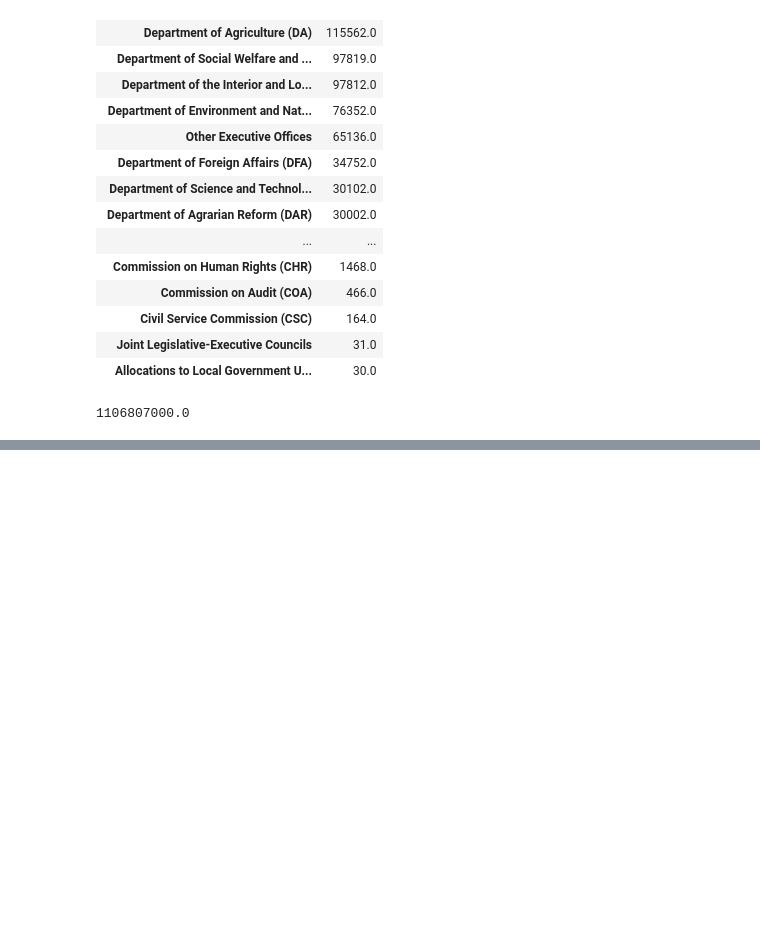
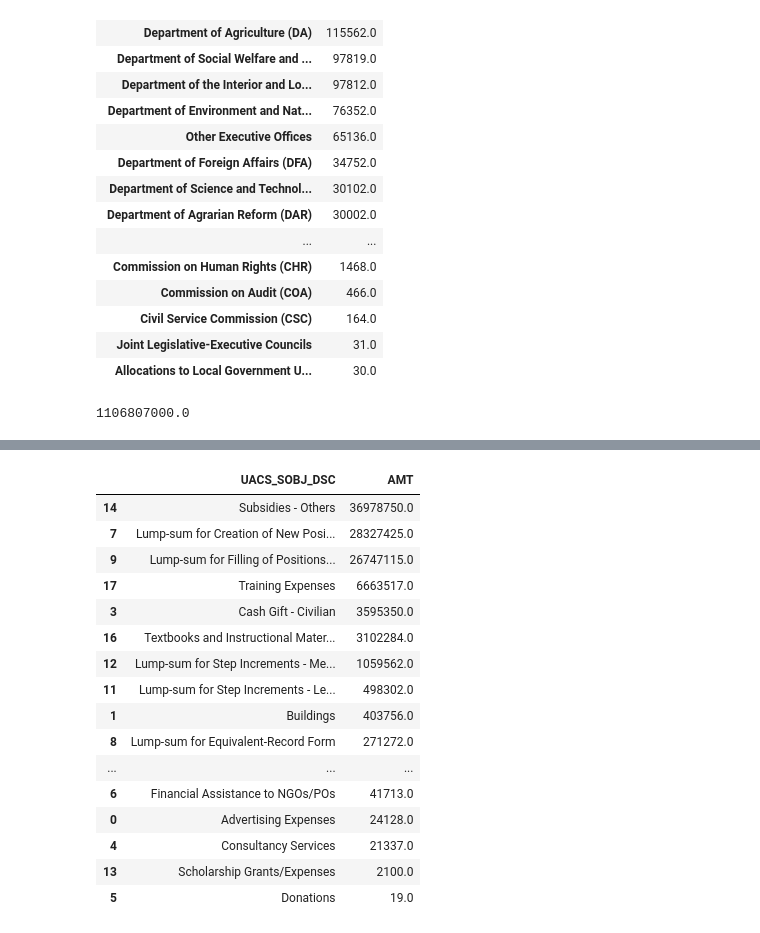
Before and after one commit to RickBahague/NEP2017, a Jupyter notebook: NEP2017Explore.ipynb, the cells around one changed output, grey strips where cells are left out. Saved outputs shown, nothing was run; the diff lists cells and outputs as text; code cells hidden in the pictures; blank space fills up the shorter version.

```diff
--- a/NEP2017Explore.ipynb
+++ b/NEP2017Explore.ipynb
@@ -282,0 +434,45 @@ data[data.UACS_SOBJ_DSC.str.contains("Mobile")==True].groupby("UACS_DPT_DSC").ag
+# %%
+interests = ['Consultancy Services',\
+'Scholarship Grants/Expenses',\
+'Financial Assistance to NGOs/POs',\
+'Buildings',\
+'Buildings and Other Structures',\
+'Cash Gift - Civilian ',\
+'Consultancy Services',\
+'Donations',\
+'Scholarship Grants/Expenses',\
+'Textbooks and Instructional Materials Expenses',\
+'Advertising Expenses',\
+'Subsidy to NGAs',\
+'Training Expenses',\
+'Lump-sum for Creation of New Positions - Civilian',\
+'Lump-sum for Equivalent-Record Form',\
+'Lump-sum for Filling of Positions - Civilian',\
+'Lump-sum for Master Teachers',\
+'Lump-sum for Step Increments - Length of Service',\
+'Lump-sum for Step Increments - Meritorious Performance',\
+'Subsidies - Others',\
+'Buildings',\
+'Buildings and Other Structures',
+]
+# %%
+deped_funds[deped_funds.UACS_SOBJ_DSC.isin(interests)].groupby(["UACS_SOBJ_DSC"]).agg({"AMT":"sum"}).reset_index().\
+    sort_values("AMT",ascending=False)
+# %% [output]
+|  | UACS_SOBJ_DSC | AMT |
+| 14 | Subsidies - Others | 36978750.0 |
+| 7 | Lump-sum for Creation of New Posi... | 28327425.0 |
+| 9 | Lump-sum for Filling of Positions... | 26747115.0 |
+| 17 | Training Expenses | 6663517.0 |
+| 3 | Cash Gift - Civilian | 3595350.0 |
+| 16 | Textbooks and Instructional Mater... | 3102284.0 |
+| 12 | Lump-sum for Step Increments - Me... | 1059562.0 |
+| 11 | Lump-sum for Step Increments - Le... | 498302.0 |
+| 1 | Buildings | 403756.0 |
+| 8 | Lump-sum for Equivalent-Record Form | 271272.0 |
+| ... | ... | ... |
+| 6 | Financial Assistance to NGOs/POs | 41713.0 |
+| 0 | Advertising Expenses | 24128.0 |
+| 4 | Consultancy Services | 21337.0 |
+| 13 | Scholarship Grants/Expenses | 2100.0 |
+| 5 | Donations | 19.0 |
```
Also changed, not shown: parts of 19 cells of this notebook, 4 other files.
